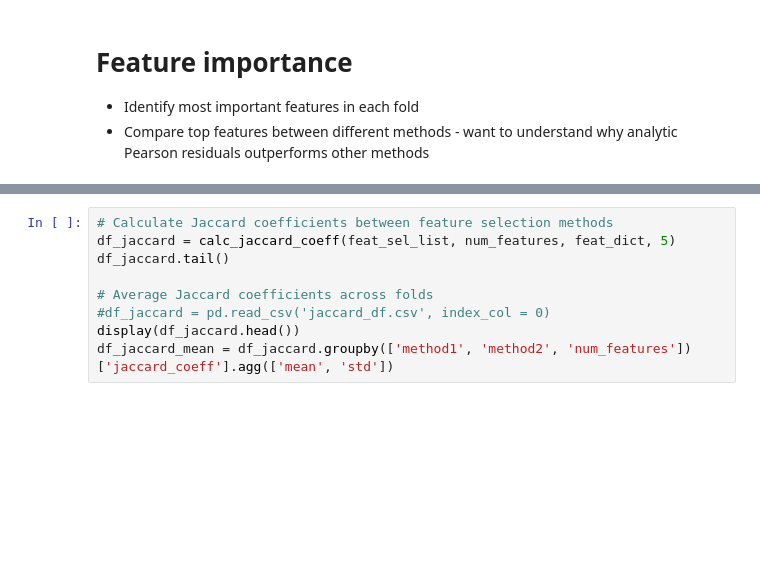
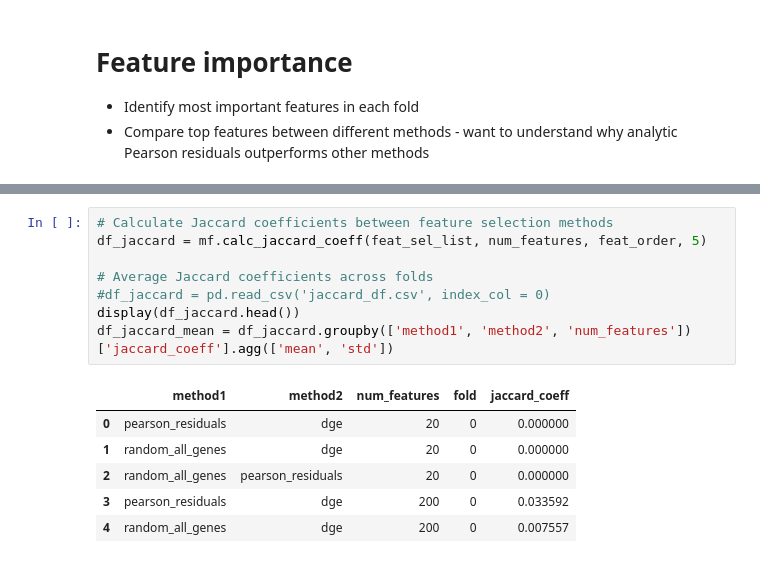
Before and after one commit to b-richins92/Cancer_Prediction_10x, a Jupyter notebook: 4_highly_variable_genes.ipynb, the cells around one changed output, grey strips where cells are left out. Cells and saved outputs as stored; diff of their text form; blank space fills up the shorter version.

```diff
--- a/4_highly_variable_genes.ipynb
+++ b/4_highly_variable_genes.ipynb
@@ -124,9 +128,15 @@ curr_num: 200
 # %%
 # Calculate Jaccard coefficients between feature selection methods
-df_jaccard = calc_jaccard_coeff(feat_sel_list, num_features, feat_dict, 5)
-df_jaccard.tail()
+df_jaccard = mf.calc_jaccard_coeff(feat_sel_list, num_features, feat_order, 5)
 
 # Average Jaccard coefficients across folds
 #df_jaccard = pd.read_csv('jaccard_df.csv', index_col = 0)
 display(df_jaccard.head())
 df_jaccard_mean = df_jaccard.groupby(['method1', 'method2', 'num_features'])['jaccard_coeff'].agg(['mean', 'std'])
+# %% [output]
+|  | method1 | method2 | num_features | fold | jaccard_coeff |
+| 0 | pearson_residuals | dge | 20 | 0 | 0.000000 |
+| 1 | random_all_genes | dge | 20 | 0 | 0.000000 |
+| 2 | random_all_genes | pearson_residuals | 20 | 0 | 0.000000 |
+| 3 | pearson_residuals | dge | 200 | 0 | 0.033592 |
+| 4 | random_all_genes | dge | 200 | 0 | 0.007557 |
```
Also changed, not shown: parts of 3 cells of this notebook.
